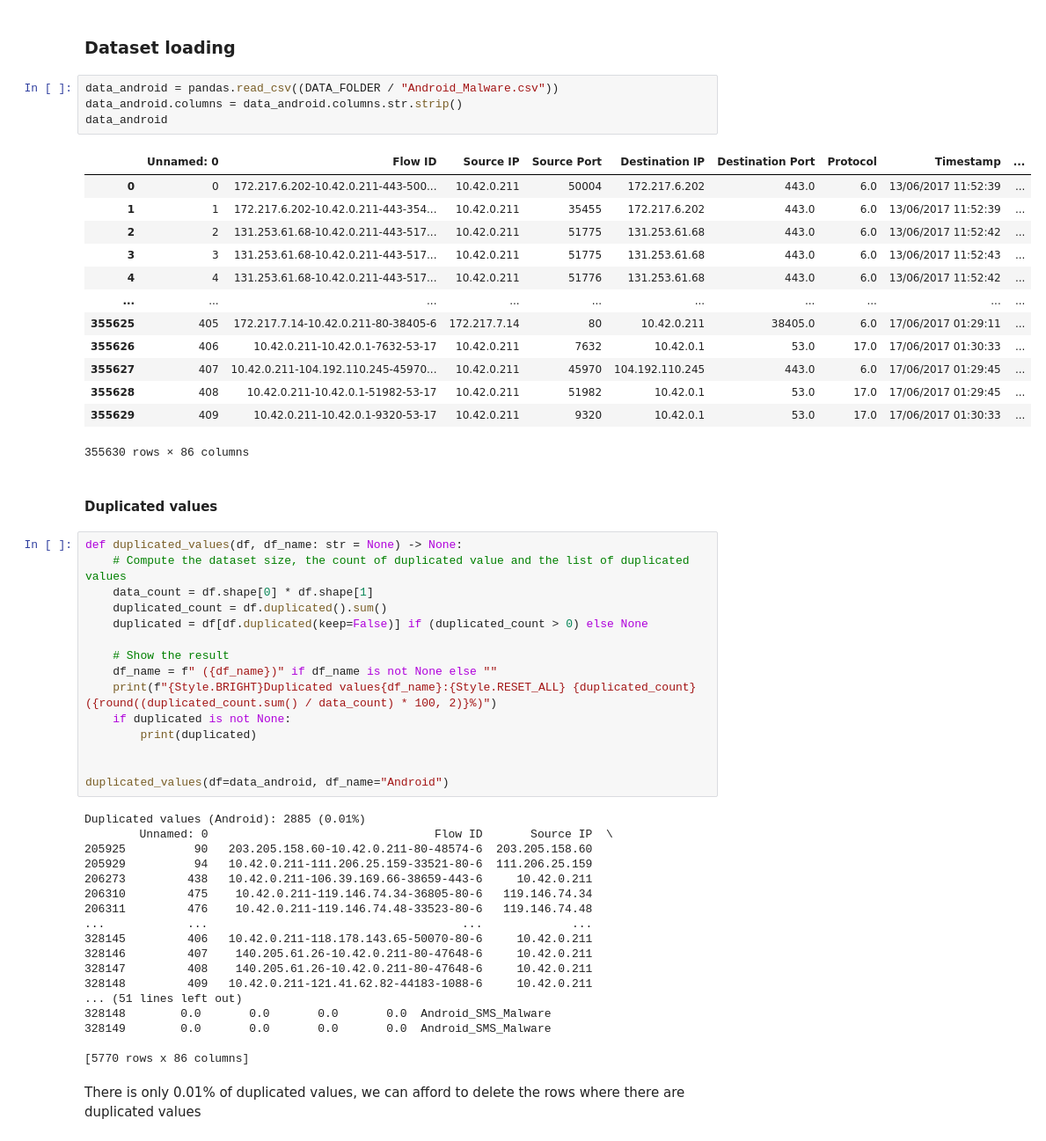
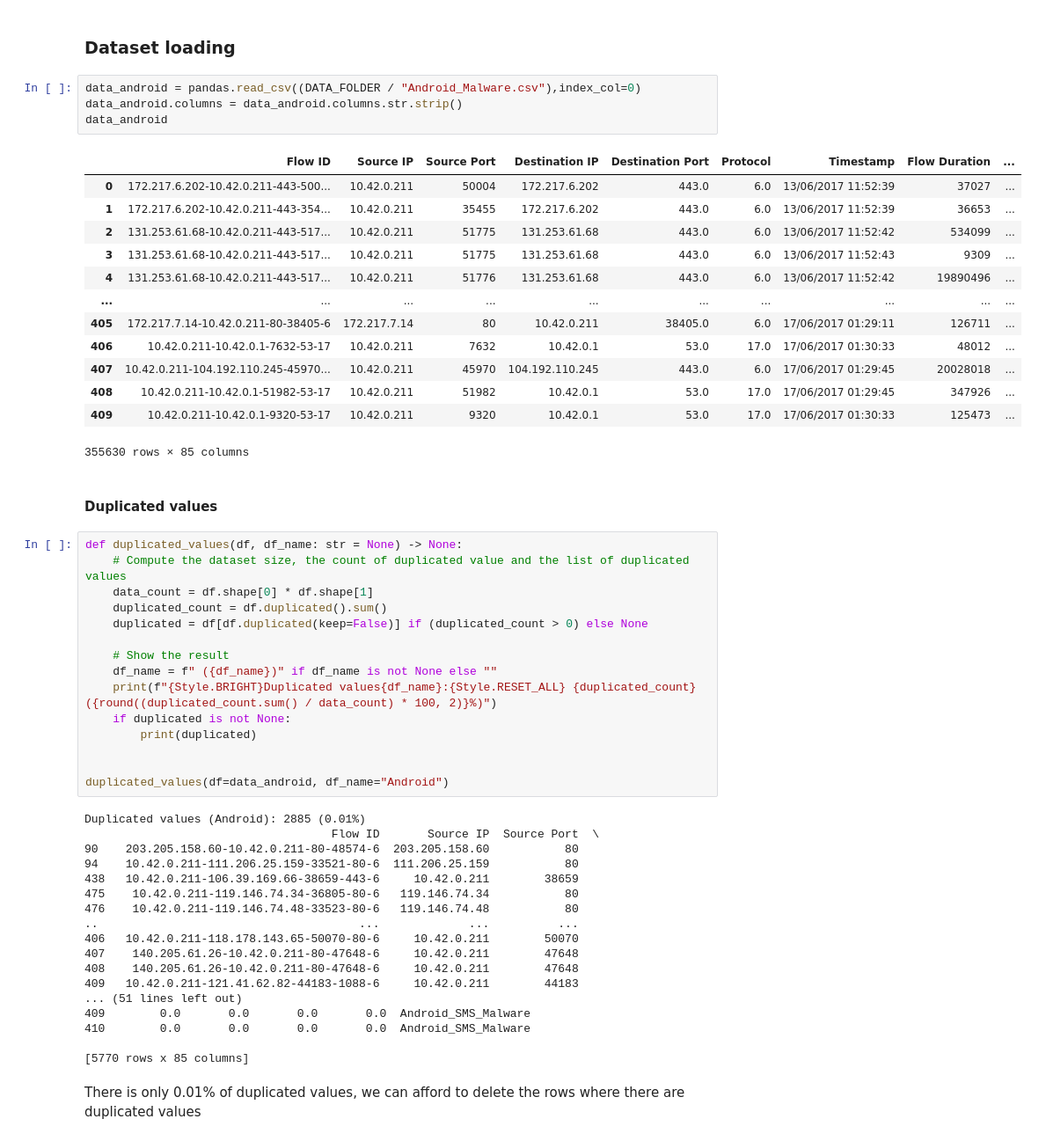
Before and after one commit to EmpireDemocratiqueDuPoulpe/Cours-IA, a Jupyter notebook: 5MLDE/Project/notebooks/en/1-Data_analysis.ipynb, the cells around one changed output. Shown: that part at 88% size. Cells and saved outputs as stored; diff of their text form.

```diff
--- a/5MLDE/Project/notebooks/en/1-Data_analysis.ipynb
+++ b/5MLDE/Project/notebooks/en/1-Data_analysis.ipynb
@@ -49,23 +49,23 @@ RANDOM_STATE = 2077
 # %% [markdown]
 ### Dataset loading
 # %%
-data_android = pandas.read_csv((DATA_FOLDER / "Android_Malware.csv"))
+data_android = pandas.read_csv((DATA_FOLDER / "Android_Malware.csv"),index_col=0)
 data_android.columns = data_android.columns.str.strip()
 data_android
 # %% [output]
-|  | Unnamed: 0 | Flow ID | Source IP | Source Port | Destination IP | Destination Port | Protocol | Timestamp | ... |
-| 0 | 0 | 172.217.6.202-10.42.0.211-443-500... | 10.42.0.211 | 50004 | 172.217.6.202 | 443.0 | 6.0 | 13/06/2017 11:52:39 | ... |
-| 1 | 1 | 172.217.6.202-10.42.0.211-443-354... | 10.42.0.211 | 35455 | 172.217.6.202 | 443.0 | 6.0 | 13/06/2017 11:52:39 | ... |
-| 2 | 2 | 131.253.61.68-10.42.0.211-443-517... | 10.42.0.211 | 51775 | 131.253.61.68 | 443.0 | 6.0 | 13/06/2017 11:52:42 | ... |
-| 3 | 3 | 131.253.61.68-10.42.0.211-443-517... | 10.42.0.211 | 51775 | 131.253.61.68 | 443.0 | 6.0 | 13/06/2017 11:52:43 | ... |
-| 4 | 4 | 131.253.61.68-10.42.0.211-443-517... | 10.42.0.211 | 51776 | 131.253.61.68 | 443.0 | 6.0 | 13/06/2017 11:52:42 | ... |
+|  | Flow ID | Source IP | Source Port | Destination IP | Destination Port | Protocol | Timestamp | Flow Duration | ... |
+| 0 | 172.217.6.202-10.42.0.211-443-500... | 10.42.0.211 | 50004 | 172.217.6.202 | 443.0 | 6.0 | 13/06/2017 11:52:39 | 37027 | ... |
+| 1 | 172.217.6.202-10.42.0.211-443-354... | 10.42.0.211 | 35455 | 172.217.6.202 | 443.0 | 6.0 | 13/06/2017 11:52:39 | 36653 | ... |
+| 2 | 131.253.61.68-10.42.0.211-443-517... | 10.42.0.211 | 51775 | 131.253.61.68 | 443.0 | 6.0 | 13/06/2017 11:52:42 | 534099 | ... |
+| 3 | 131.253.61.68-10.42.0.211-443-517... | 10.42.0.211 | 51775 | 131.253.61.68 | 443.0 | 6.0 | 13/06/2017 11:52:43 | 9309 | ... |
+| 4 | 131.253.61.68-10.42.0.211-443-517... | 10.42.0.211 | 51776 | 131.253.61.68 | 443.0 | 6.0 | 13/06/2017 11:52:42 | 19890496 | ... |
 | ... | ... | ... | ... | ... | ... | ... | ... | ... | ... |
-| 355625 | 405 | 172.217.7.14-10.42.0.211-80-38405-6 | 172.217.7.14 | 80 | 10.42.0.211 | 38405.0 | 6.0 | 17/06/2017 01:29:11 | ... |
-| 355626 | 406 | 10.42.0.211-10.42.0.1-7632-53-17 | 10.42.0.211 | 7632 | 10.42.0.1 | 53.0 | 17.0 | 17/06/2017 01:30:33 | ... |
-| 355627 | 407 | 10.42.0.211-104.192.110.245-45970... | 10.42.0.211 | 45970 | 104.192.110.245 | 443.0 | 6.0 | 17/06/2017 01:29:45 | ... |
-| 355628 | 408 | 10.42.0.211-10.42.0.1-51982-53-17 | 10.42.0.211 | 51982 | 10.42.0.1 | 53.0 | 17.0 | 17/06/2017 01:29:45 | ... |
-| 355629 | 409 | 10.42.0.211-10.42.0.1-9320-53-17 | 10.42.0.211 | 9320 | 10.42.0.1 | 53.0 | 17.0 | 17/06/2017 01:30:33 | ... |
+| 405 | 172.217.7.14-10.42.0.211-80-38405-6 | 172.217.7.14 | 80 | 10.42.0.211 | 38405.0 | 6.0 | 17/06/2017 01:29:11 | 126711 | ... |
+| 406 | 10.42.0.211-10.42.0.1-7632-53-17 | 10.42.0.211 | 7632 | 10.42.0.1 | 53.0 | 17.0 | 17/06/2017 01:30:33 | 48012 | ... |
+| 407 | 10.42.0.211-104.192.110.245-45970... | 10.42.0.211 | 45970 | 104.192.110.245 | 443.0 | 6.0 | 17/06/2017 01:29:45 | 20028018 | ... |
+| 408 | 10.42.0.211-10.42.0.1-51982-53-17 | 10.42.0.211 | 51982 | 10.42.0.1 | 53.0 | 17.0 | 17/06/2017 01:29:45 | 347926 | ... |
+| 409 | 10.42.0.211-10.42.0.1-9320-53-17 | 10.42.0.211 | 9320 | 10.42.0.1 | 53.0 | 17.0 | 17/06/2017 01:30:33 | 125473 | ... |
-355630 rows × 86 columns
+355630 rows × 85 columns
 # %% [markdown]
 #### Duplicated values
 # %%
@@ -85,22 +85,22 @@ def duplicated_values(df, df_name: str = None) -> None:
 duplicated_values(df=data_android, df_name="Android")
 # %% [output]
 Duplicated values (Android): 2885 (0.01%)
-        Unnamed: 0                                 Flow ID       Source IP  \
-205925          90   203.205.158.60-10.42.0.211-80-48574-6  203.205.158.60
-205929          94   10.42.0.211-111.206.25.159-33521-80-6  111.206.25.159
-206273         438   10.42.0.211-106.39.169.66-38659-443-6     10.42.0.211
-206310         475    10.42.0.211-119.146.74.34-36805-80-6   119.146.74.34
-206311         476    10.42.0.211-119.146.74.48-33523-80-6   119.146.74.48
-...            ...                                     ...             ...
-328145         406   10.42.0.211-118.178.143.65-50070-80-6     10.42.0.211
-328146         407    140.205.61.26-10.42.0.211-80-47648-6     10.42.0.211
-328147         408    140.205.61.26-10.42.0.211-80-47648-6     10.42.0.211
-328148         409   10.42.0.211-121.41.62.82-44183-1088-6     10.42.0.211
+                                    Flow ID       Source IP  Source Port  \
+90    203.205.158.60-10.42.0.211-80-48574-6  203.205.158.60           80
+94    10.42.0.211-111.206.25.159-33521-80-6  111.206.25.159           80
+438   10.42.0.211-106.39.169.66-38659-443-6     10.42.0.211        38659
+475    10.42.0.211-119.146.74.34-36805-80-6   119.146.74.34           80
+476    10.42.0.211-119.146.74.48-33523-80-6   119.146.74.48           80
+..                                      ...             ...          ...
+406   10.42.0.211-118.178.143.65-50070-80-6     10.42.0.211        50070
+407    140.205.61.26-10.42.0.211-80-47648-6     10.42.0.211        47648
+408    140.205.61.26-10.42.0.211-80-47648-6     10.42.0.211        47648
+409   10.42.0.211-121.41.62.82-44183-1088-6     10.42.0.211        44183
 ... (51 lines left out)
-328148        0.0       0.0       0.0       0.0  Android_SMS_Malware
-328149        0.0       0.0       0.0       0.0  Android_SMS_Malware
+409        0.0       0.0       0.0       0.0  Android_SMS_Malware
+410        0.0       0.0       0.0       0.0  Android_SMS_Malware
 
-[5770 rows x 86 columns]
+[5770 rows x 85 columns]
 # %% [markdown]
 There is only 0.01% of duplicated values, we can afford to delete the rows where there are duplicated values
 # %%
```
Also changed, not shown: parts of 12 cells of this notebook.
